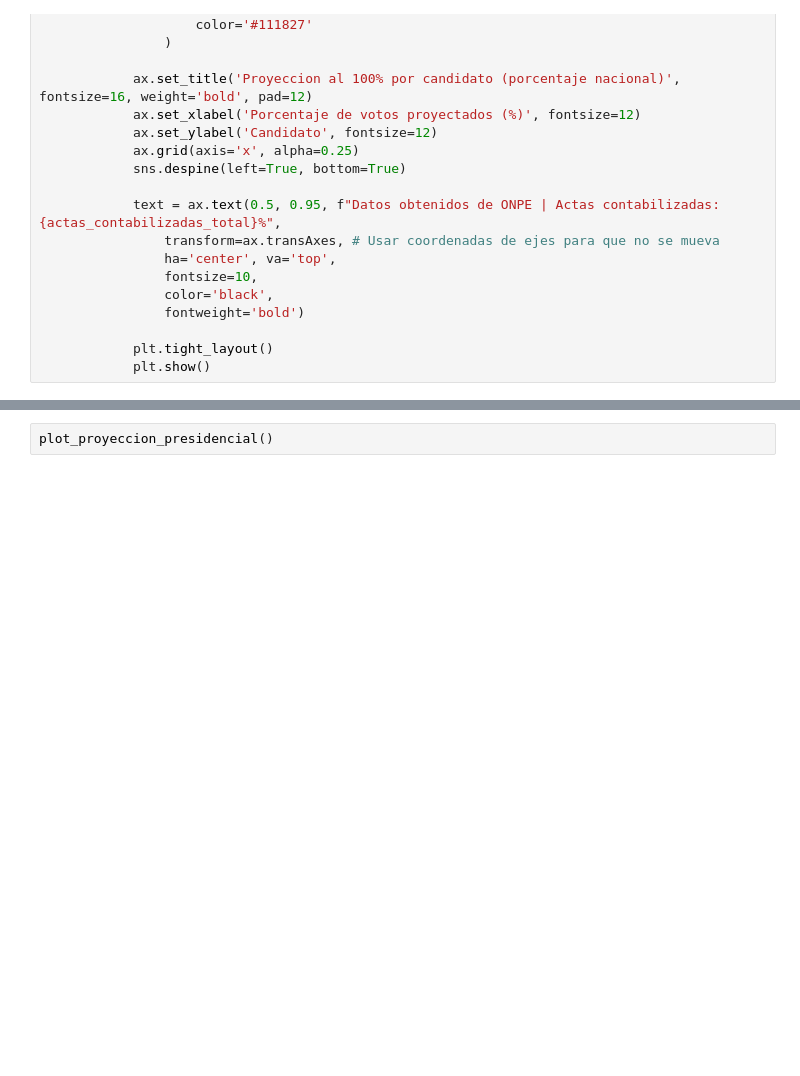
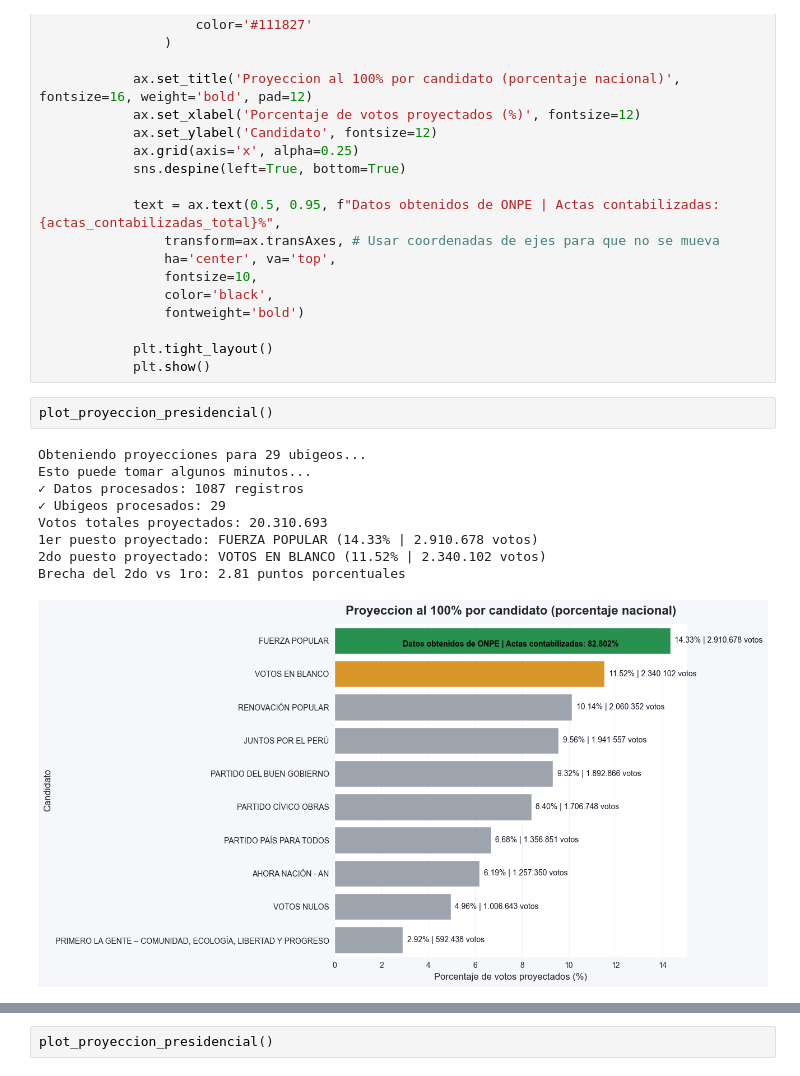
Before and after one commit to SolanoJason/onpe, a Jupyter notebook: test.ipynb, the cells around one changed output, grey strips where cells are left out. Saved outputs shown, nothing was run; the diff lists cells and outputs as text; blank space fills up the shorter version.

```diff
--- a/test.ipynb
+++ b/test.ipynb
@@ -178,3 +178,15 @@ def plot_proyeccion_presidencial():
 
             plt.tight_layout()
             plt.show()
+# %%
+plot_proyeccion_presidencial()
+# %% [output]
+Obteniendo proyecciones para 29 ubigeos...
+Esto puede tomar algunos minutos...
+✓ Datos procesados: 1087 registros
+✓ Ubigeos procesados: 29
+Votos totales proyectados: 20.310.693
+1er puesto proyectado: FUERZA POPULAR (14.33% | 2.910.678 votos)
+2do puesto proyectado: VOTOS EN BLANCO (11.52% | 2.340.102 votos)
+Brecha del 2do vs 1ro: 2.81 puntos porcentuales
+[figure, added]
```
Also changed, not shown: parts of 3 cells of this notebook, 4 other files.
